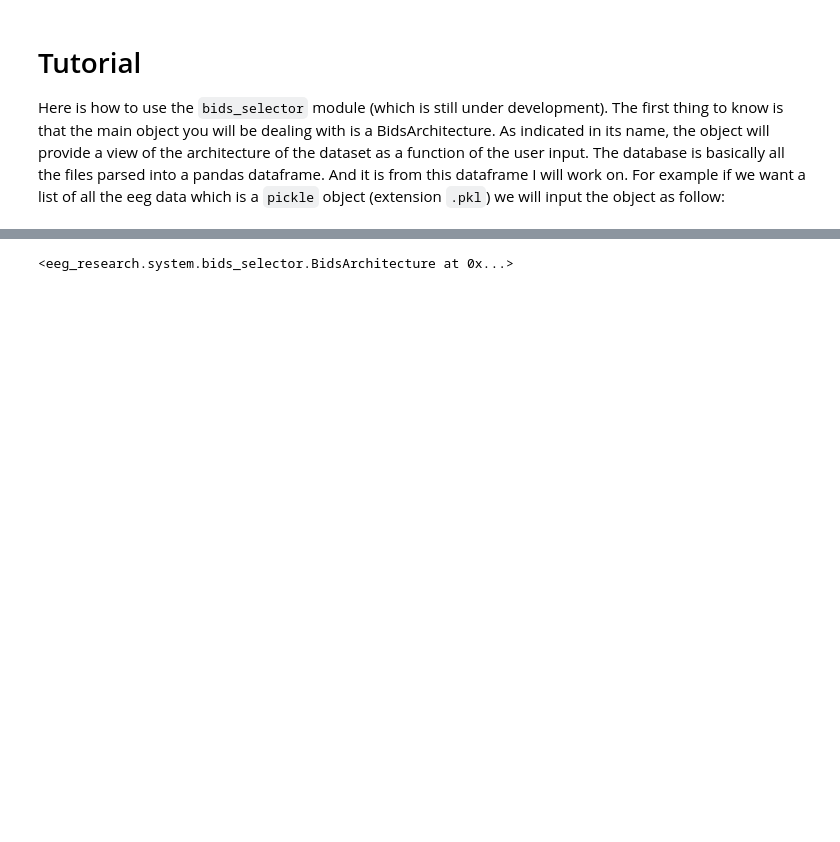
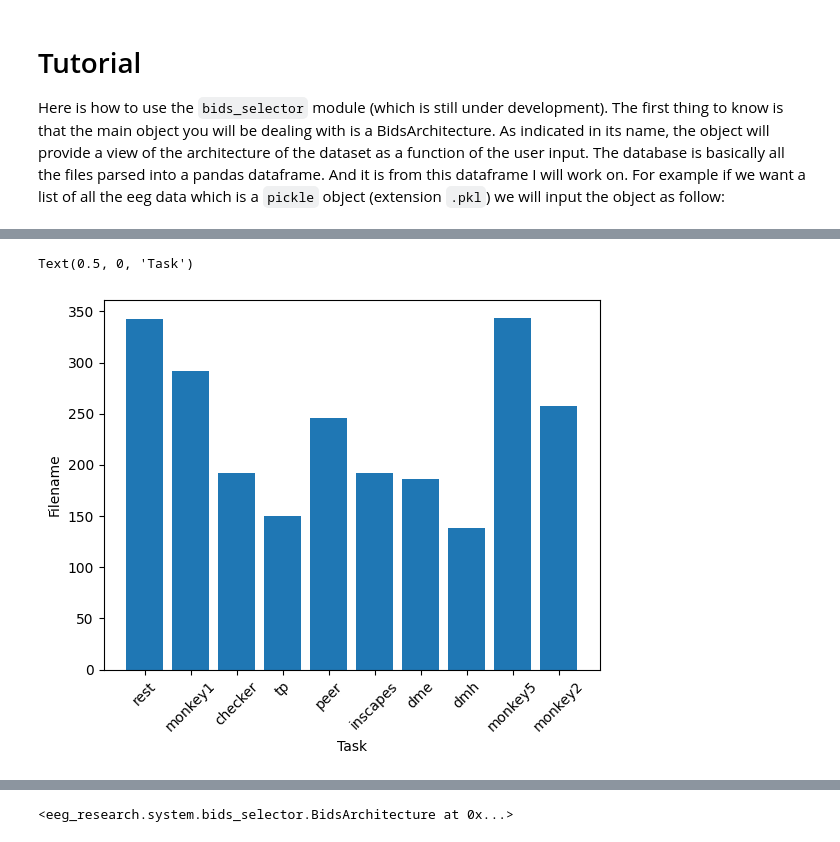
Before and after one commit to childmindresearch/eeg_research, a Jupyter notebook: src/eeg_research/system/test_lab.ipynb, the cells around one changed output, grey strips where cells are left out. Cells and saved outputs as stored; diff of their text form; code cells hidden in the pictures; blank space fills up the shorter version.

```diff
--- a/src/eeg_research/system/test_lab.ipynb
+++ b/src/eeg_research/system/test_lab.ipynb
@@ -34,0 +21,12 @@ architecture.database
+# %%
+# Find subjects with both session 1 and session 2
+df = architecture.database
+subjects_with_both_sessions = df.groupby('subject')['task'].nunique()
+
+subjects_with_both_sessions = subjects_with_both_sessions[subjects_with_both_sessions == 2].index
+
+
+
+# Filter the dataframe to include only these subjects
+
+df_filtered = df[df['subject'].isin(subjects_with_both_sessions)]
@@ -34,0 +48,11 @@ architecture.database
+# %%
+import matplotlib.pyplot as plt
+x = 'task'
+y = 'filename'
+plt.bar(architecture.database[x].unique(),df.groupby(x)[y].nunique())
+plt.gca().set_xticklabels(architecture.database[x].unique(),rotation = 45)
+plt.ylabel(y.capitalize())
+plt.xlabel(x.capitalize())
+# %% [output]
+Text(0.5, 0, 'Task')
+[figure, added]
```
Also changed, not shown: parts of 4 cells of this notebook, 1 other file.
